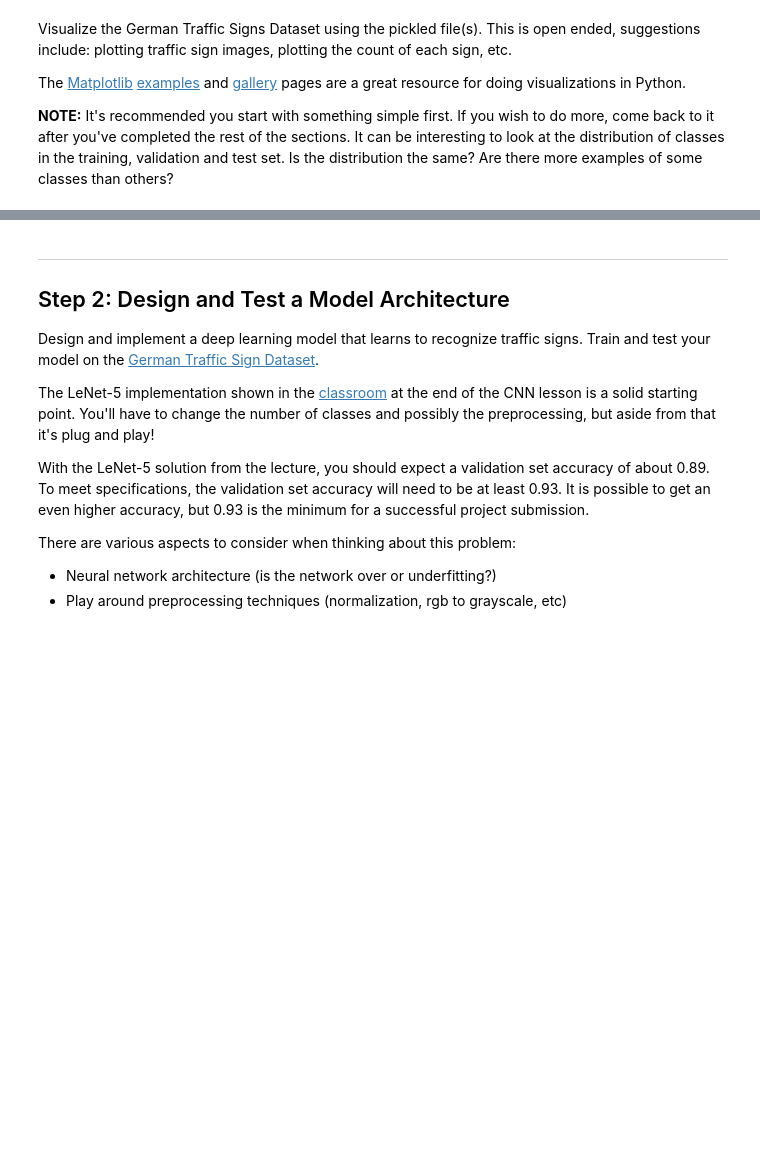
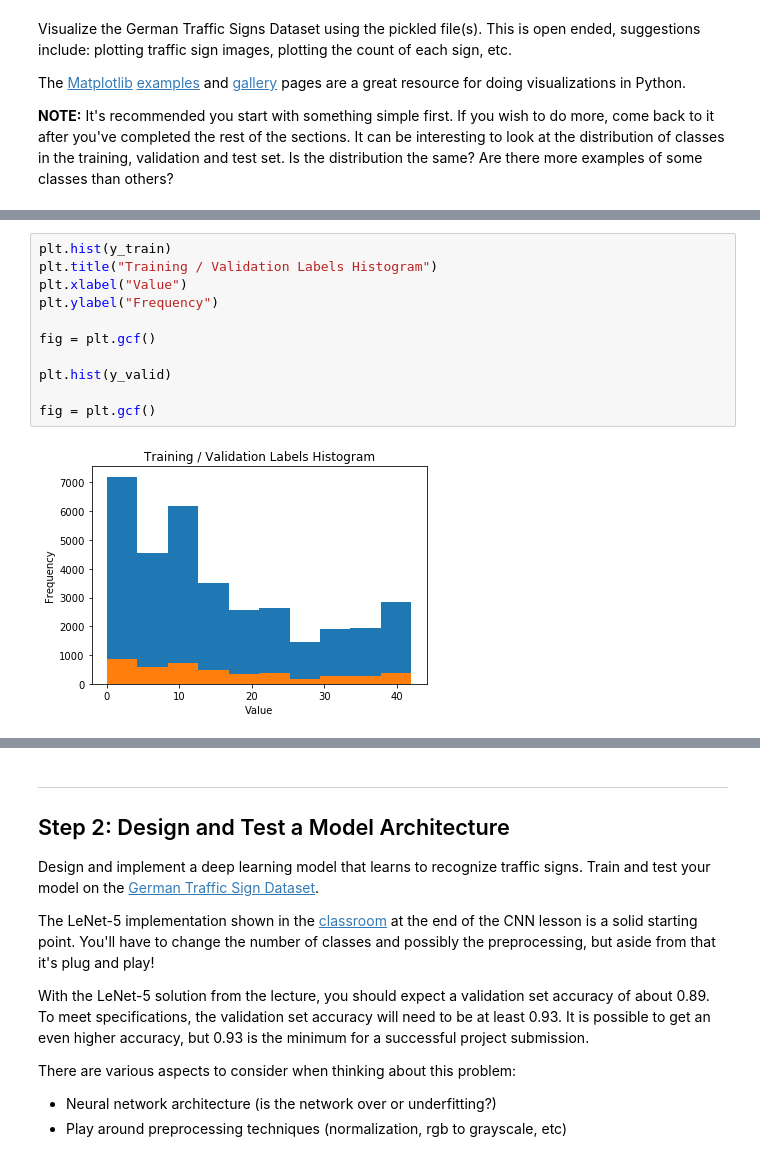
Before and after one commit to mischastik/CarND-Traffic-Sign-Classifier-Project, a Jupyter notebook: Traffic_Sign_Classifier.ipynb, the cells around one changed output, grey strips where cells are left out. Cells and saved outputs as stored; diff of their text form; blank space fills up the shorter version.

```diff
--- a/Traffic_Sign_Classifier.ipynb
+++ b/Traffic_Sign_Classifier.ipynb
@@ -133,3 +130,16 @@ plt.show()
+# %%
+plt.hist(y_train)
+plt.title("Training / Validation Labels Histogram")
+plt.xlabel("Value")
+plt.ylabel("Frequency")
+
+fig = plt.gcf()
+
+plt.hist(y_valid)
+
+fig = plt.gcf()
+# %% [output]
+[figure, added]
 # %%
 gridwith=4
 fig, axes = plt.subplots(gridwith, gridwith, figsize=(10, 10),
```
Also changed, not shown: parts of 11 cells of this notebook, 1 other file.
